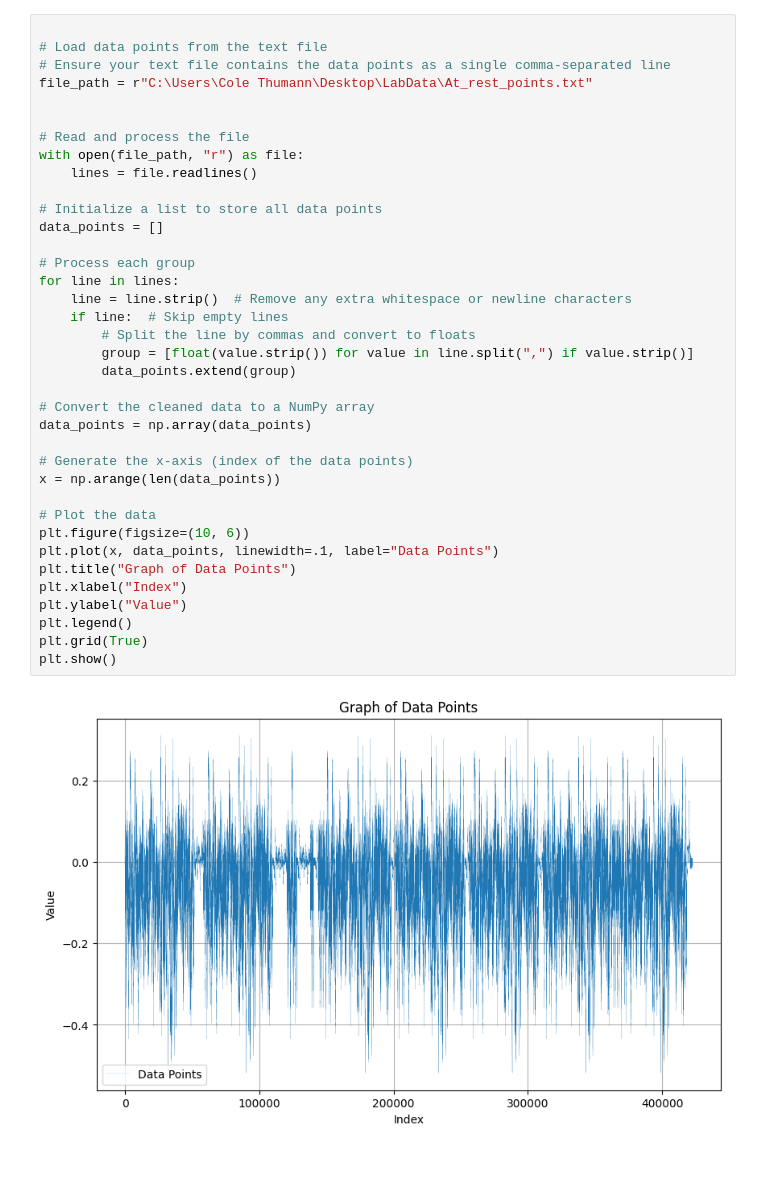
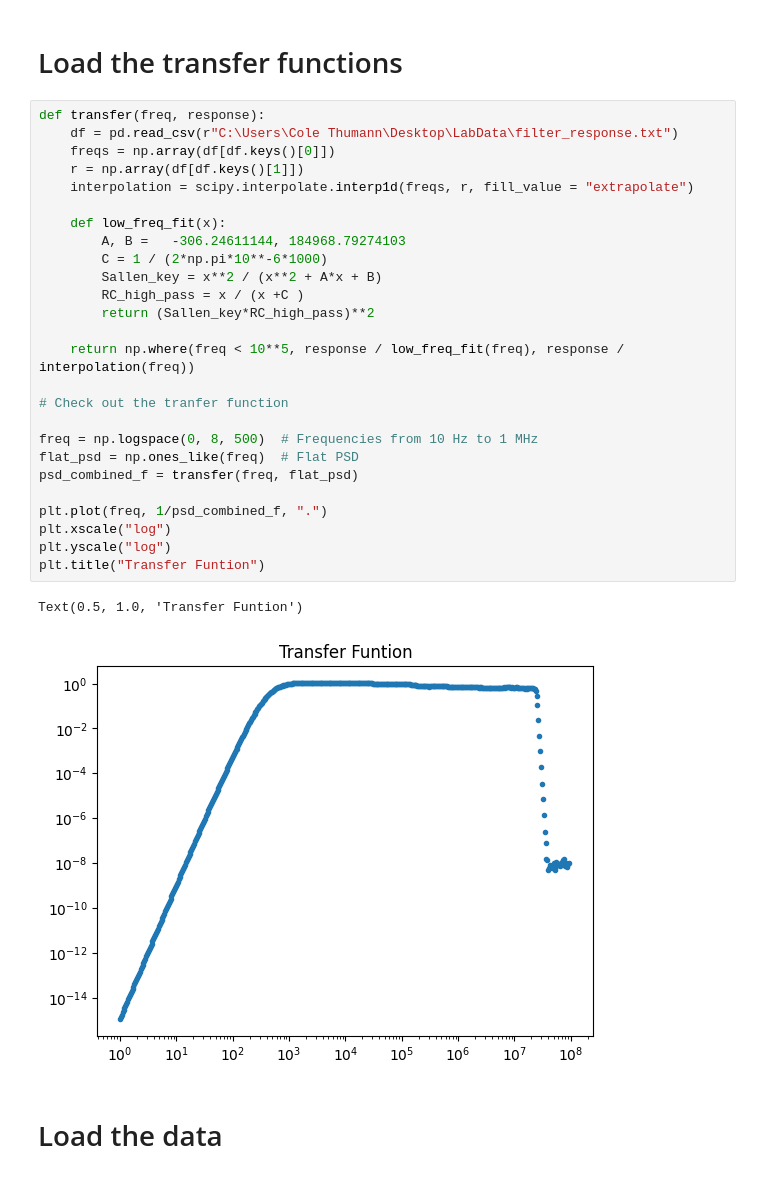
Before and after one commit to mcthumann/Brownian_Data_Analysis, a Jupyter notebook: scripts/HP_LP_Stitch.ipynb, the cells around one changed output. Saved outputs shown, nothing was run; the diff lists cells and outputs as text.

```diff
--- a/scripts/HP_LP_Stitch.ipynb
+++ b/scripts/HP_LP_Stitch.ipynb
@@ -10,40 +12,34 @@ import matplotlib.pyplot as plt
+# %% [markdown]
+# Load the transfer functions
 # %%
+def transfer(freq, response):
+    df = pd.read_csv(r"C:\Users\Cole Thumann\Desktop\LabData\filter_response.txt")
+    freqs = np.array(df[df.keys()[0]])
+    r = np.array(df[df.keys()[1]])
+    interpolation = scipy.interpolate.interp1d(freqs, r, fill_value = "extrapolate")
 
-# Load data points from the text file
-# Ensure your text file contains the data points as a single comma-separated line
-file_path = r"C:\Users\Cole Thumann\Desktop\LabData\At_rest_points.txt"
+    def low_freq_fit(x):
+        A, B =   -306.24611144, 184968.79274103
+        C = 1 / (2*np.pi*10**-6*1000)
+        Sallen_key = x**2 / (x**2 + A*x + B)
+        RC_high_pass = x / (x +C )
+        return (Sallen_key*RC_high_pass)**2
 
+    return np.where(freq < 10**5, response / low_freq_fit(freq), response / interpolation(freq))
 
-# Read and process the file
-with open(file_path, "r") as file:
-    lines = file.readlines()
+# Check out the tranfer function
 
-# Initialize a list to store all data points
-data_points = []
+freq = np.logspace(0, 8, 500)  # Frequencies from 10 Hz to 1 MHz
+flat_psd = np.ones_like(freq)  # Flat PSD
+psd_combined_f = transfer(freq, flat_psd)
 
-# Process each group
-for line in lines:
-    line = line.strip()  # Remove any extra whitespace or newline characters
-    if line:  # Skip empty lines
-        # Split the line by commas and convert to floats
-        group = [float(value.strip()) for value in line.split(",") if value.strip()]
-        data_points.extend(group)
-
-# Convert the cleaned data to a NumPy array
-data_points = np.array(data_points)
-
-# Generate the x-axis (index of the data points)
-x = np.arange(len(data_points))
-
-# Plot the data
-plt.figure(figsize=(10, 6))
-plt.plot(x, data_points, linewidth=.1, label="Data Points")
-plt.title("Graph of Data Points")
-plt.xlabel("Index")
-plt.ylabel("Value")
-plt.legend()
-plt.grid(True)
-plt.show()
+plt.plot(freq, 1/psd_combined_f, ".")
+plt.xscale("log")
+plt.yscale("log")
+plt.title("Transfer Funtion")
 # %% [output]
+Text(0.5, 1.0, 'Transfer Funtion')
-[figure, old version]
+[figure, new version]
+# %% [markdown]
+# Load the data
 # %%
```
Also changed, not shown: parts of 22 cells of this notebook, 3 other files.
